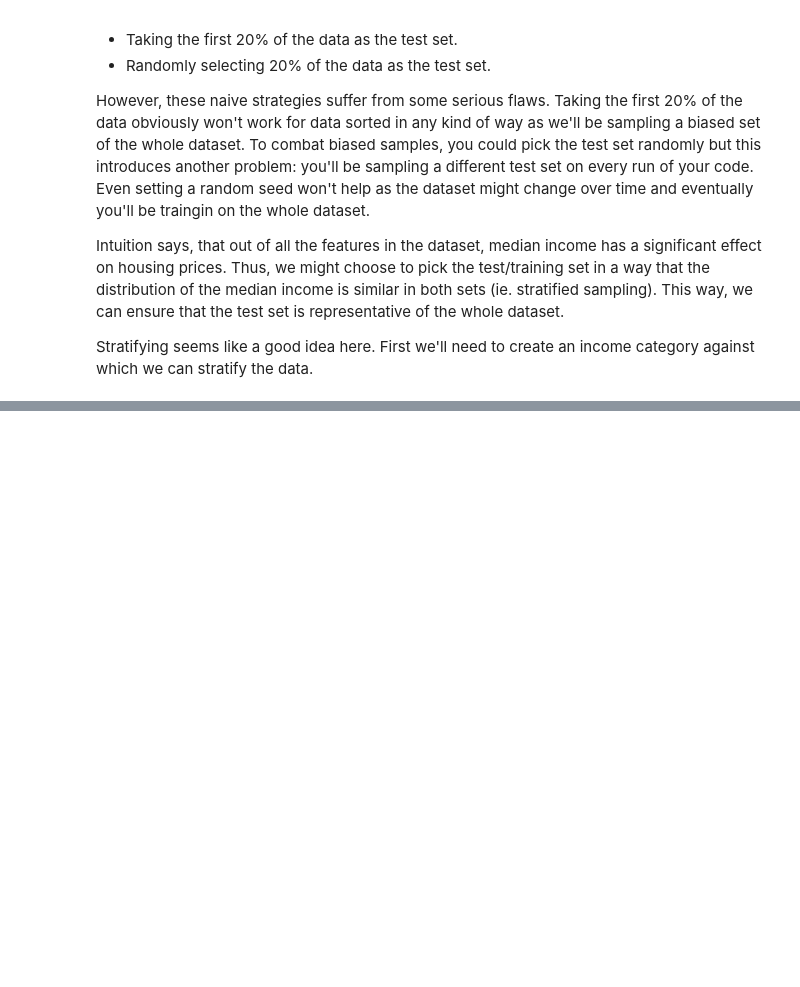
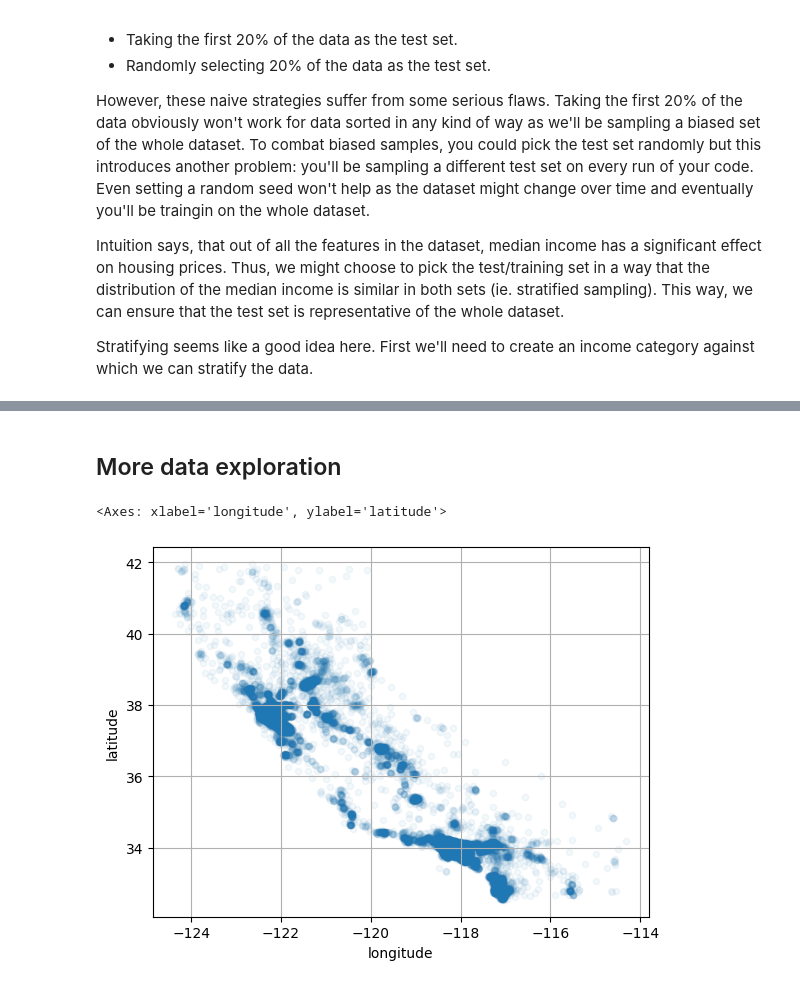
Before and after one commit to tobenik/hands-on-ml, a Jupyter notebook: analysis.ipynb, the cells around one changed output, grey strips where cells are left out. Drawn from its saved outputs; the diff is of its cells as text; code cells hidden in the pictures; blank space fills up the shorter version.

```diff
--- a/analysis.ipynb
+++ b/analysis.ipynb
@@ -90,0 +91,10 @@ strat_train.drop("income_cat", axis=1, inplace=True)
+# %% [markdown]
+## More data exploration
+# %%
+housing = strat_train.copy()
+
+# housing density
+housing.plot(kind="scatter", x="longitude", y="latitude", grid=1, alpha=0.05)
+# %% [output]
+<Axes: xlabel='longitude', ylabel='latitude'>
+[figure, added]
```
Also changed, not shown: parts of 33 cells of this notebook.
